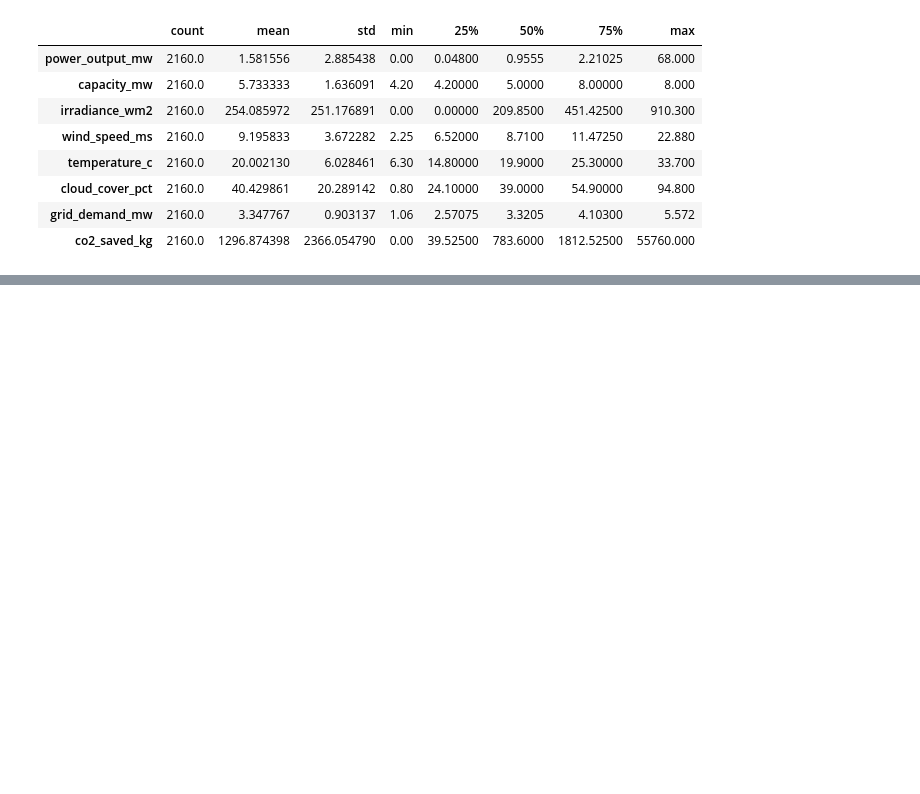
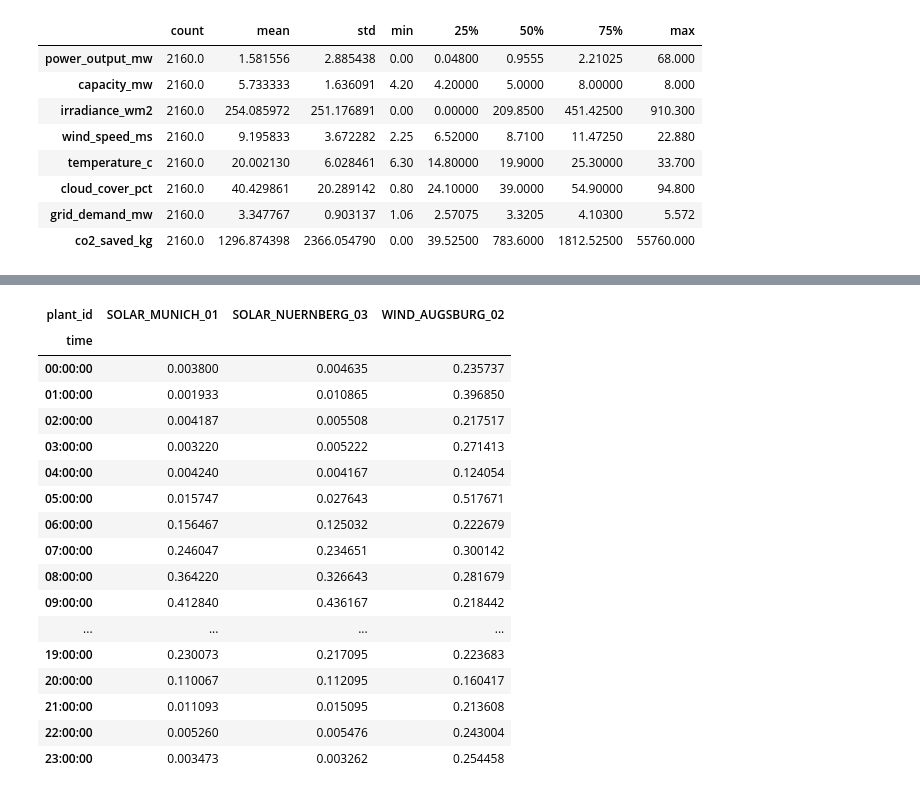
Before and after one commit to TimonLudwig1/Advanced-Data-Science-Portfolio, a Jupyter notebook: Bavarian Energy Grid Analytics/bavarian_energy_grid.ipynb, the cells around one changed output, grey strips where cells are left out. Cells and saved outputs as stored; diff of their text form; code cells hidden in the pictures; blank space fills up the shorter version.

Commit message:
cf_by_dow and cf_by_hour added

```diff
--- a/Bavarian Energy Grid Analytics/bavarian_energy_grid.ipynb
+++ b/Bavarian Energy Grid Analytics/bavarian_energy_grid.ipynb
@@ -119,0 +114,22 @@ solar_wind_grid
+# %%
+cf_by_hour = solar_wind_grid.groupby(["plant_id", "time"])["capacity_factor"].mean().unstack(level=0)
+cf_by_hour
+# %% [output]
+| plant_id | SOLAR_MUNICH_01 | SOLAR_NUERNBERG_03 | WIND_AUGSBURG_02 |
+| time |  |  |  |
+| 00:00:00 | 0.003800 | 0.004635 | 0.235737 |
+| 01:00:00 | 0.001933 | 0.010865 | 0.396850 |
+| 02:00:00 | 0.004187 | 0.005508 | 0.217517 |
+| 03:00:00 | 0.003220 | 0.005222 | 0.271413 |
+| 04:00:00 | 0.004240 | 0.004167 | 0.124054 |
+| 05:00:00 | 0.015747 | 0.027643 | 0.517671 |
+| 06:00:00 | 0.156467 | 0.125032 | 0.222679 |
+| 07:00:00 | 0.246047 | 0.234651 | 0.300142 |
+| 08:00:00 | 0.364220 | 0.326643 | 0.281679 |
+| 09:00:00 | 0.412840 | 0.436167 | 0.218442 |
+| ... | ... | ... | ... |
+| 19:00:00 | 0.230073 | 0.217095 | 0.223683 |
+| 20:00:00 | 0.110067 | 0.112095 | 0.160417 |
+| 21:00:00 | 0.011093 | 0.015095 | 0.213608 |
+| 22:00:00 | 0.005260 | 0.005476 | 0.243004 |
+| 23:00:00 | 0.003473 | 0.003262 | 0.254458 |
```
Also changed, not shown: parts of 6 cells of this notebook.
